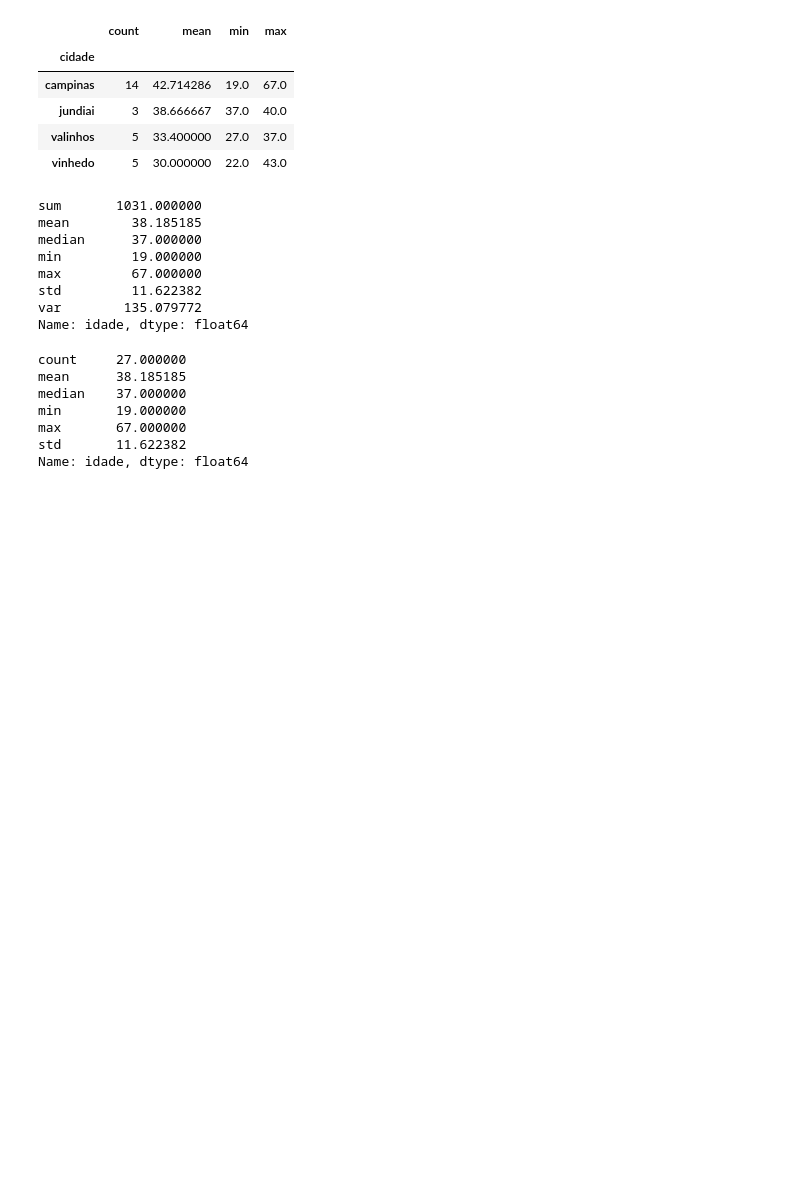
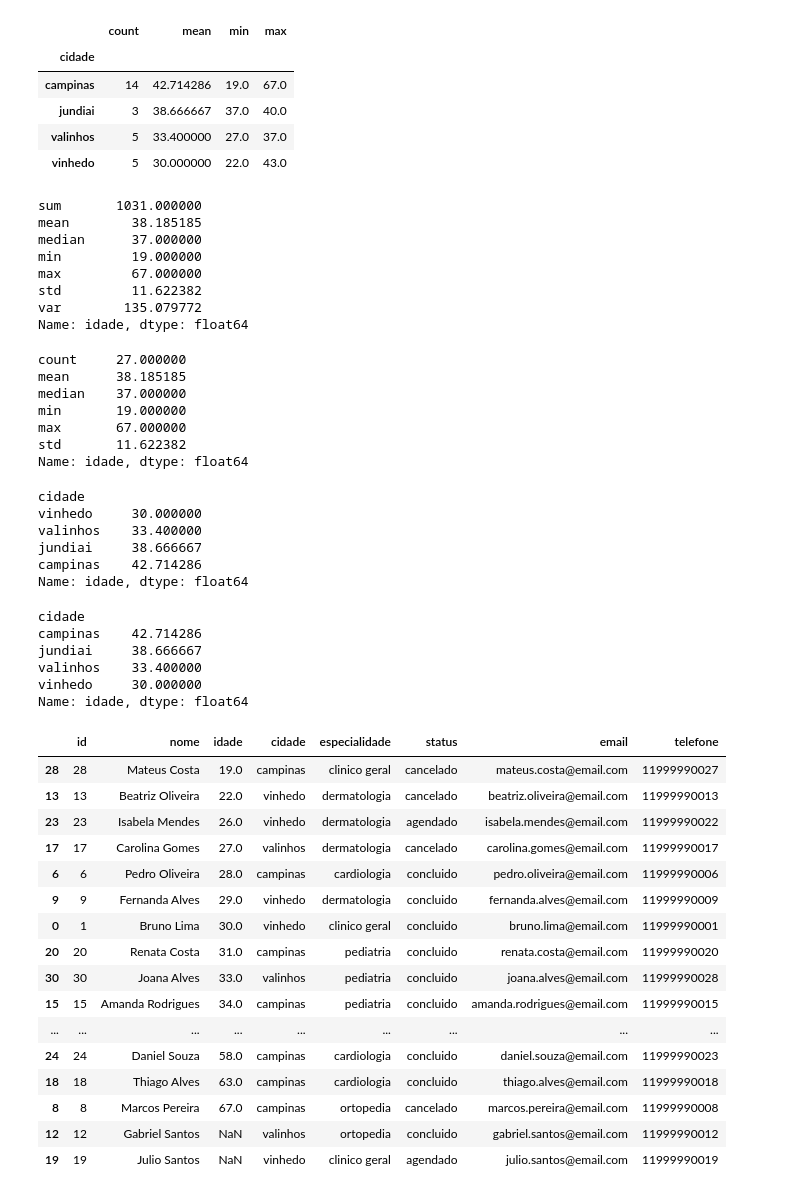
Before and after one commit to brunohll03/Projeto_Analise_Dados_em_Python, a Jupyter notebook: notebooks/analise_atendimentos.ipynb, the cells around one changed output. Drawn from its saved outputs; the diff is of its cells as text; code cells hidden in the pictures; blank space fills up the shorter version.

```diff
--- a/notebooks/analise_atendimentos.ipynb
+++ b/notebooks/analise_atendimentos.ipynb
@@ -420,3 +420,41 @@ min       19.000000
 max       67.000000
 std       11.622382
 Name: idade, dtype: float64
+# %%
+df.groupby("cidade")["idade"].mean().sort_values()  # Qual cidade possui a menor idade média dos pacientes?
+# %% [output]
+cidade
+vinhedo     30.000000
+valinhos    33.400000
+jundiai     38.666667
+campinas    42.714286
+Name: idade, dtype: float64
+# %%
+df.groupby("cidade")["idade"].mean().sort_values(ascending=False)  # Qual cidade possui a maior idade média dos pacientes?
+# %% [output]
+cidade
+campinas    42.714286
+jundiai     38.666667
+valinhos    33.400000
+vinhedo     30.000000
+Name: idade, dtype: float64
+# %%
+df.sort_values("idade")  # Quais são os registros ordenados da menor para a maior idade?
+# %% [output]
+|  | id | nome | idade | cidade | especialidade | status | email | telefone |
+| 28 | 28 | Mateus Costa | 19.0 | campinas | clinico geral | cancelado | mateus.costa@email.com | 11999990027 |
+| 13 | 13 | Beatriz Oliveira | 22.0 | vinhedo | dermatologia | cancelado | beatriz.oliveira@email.com | 11999990013 |
+| 23 | 23 | Isabela Mendes | 26.0 | vinhedo | dermatologia | agendado | isabela.mendes@email.com | 11999990022 |
+| 17 | 17 | Carolina Gomes | 27.0 | valinhos | dermatologia | cancelado | carolina.gomes@email.com | 11999990017 |
+| 6 | 6 | Pedro Oliveira | 28.0 | campinas | cardiologia | concluido | pedro.oliveira@email.com | 11999990006 |
+| 9 | 9 | Fernanda Alves | 29.0 | vinhedo | dermatologia | concluido | fernanda.alves@email.com | 11999990009 |
+| 0 | 1 | Bruno Lima | 30.0 | vinhedo | clinico geral | concluido | bruno.lima@email.com | 11999990001 |
+| 20 | 20 | Renata Costa | 31.0 | campinas | pediatria | concluido | renata.costa@email.com | 11999990020 |
+| 30 | 30 | Joana Alves | 33.0 | valinhos | pediatria | concluido | joana.alves@email.com | 11999990028 |
+| 15 | 15 | Amanda Rodrigues | 34.0 | campinas | pediatria | concluido | amanda.rodrigues@email.com | 11999990015 |
+| ... | ... | ... | ... | ... | ... | ... | ... | ... |
+| 24 | 24 | Daniel Souza | 58.0 | campinas | cardiologia | concluido | daniel.souza@email.com | 11999990023 |
+| 18 | 18 | Thiago Alves | 63.0 | campinas | cardiologia | concluido | thiago.alves@email.com | 11999990018 |
+| 8 | 8 | Marcos Pereira | 67.0 | campinas | ortopedia | cancelado | marcos.pereira@email.com | 11999990008 |
+| 12 | 12 | Gabriel Santos | NaN | valinhos | ortopedia | concluido | gabriel.santos@email.com | 11999990012 |
+| 19 | 19 | Julio Santos | NaN | vinhedo | clinico geral | agendado | julio.santos@email.com | 11999990019 |
```
Also changed, not shown: parts of 18 cells of this notebook, 1 other file.
